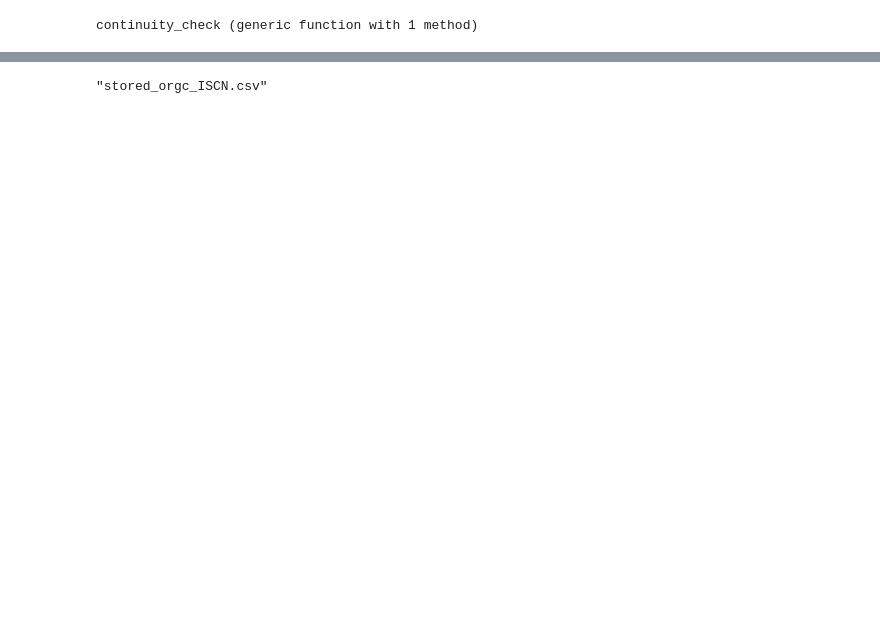
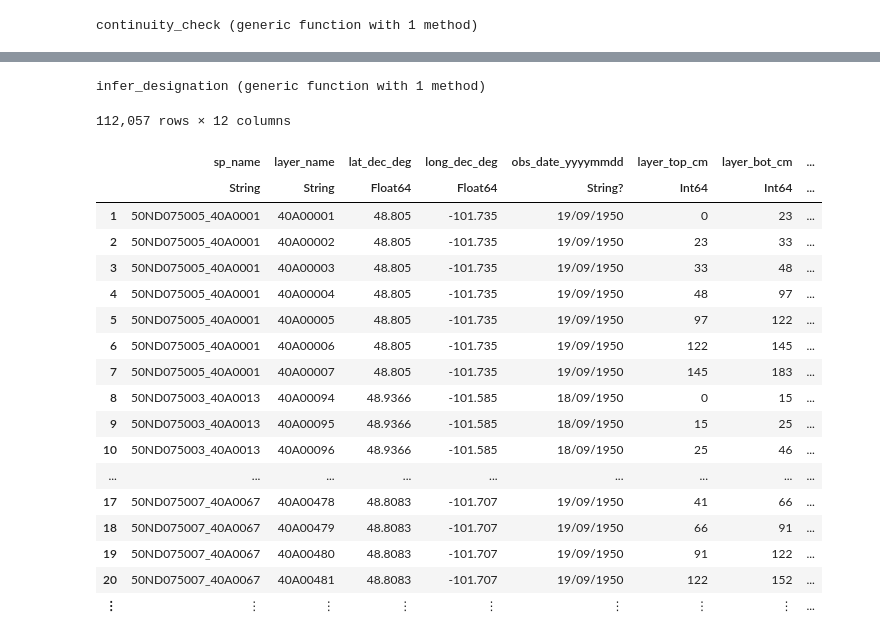
Before and after one commit to danvinci/soil_nb, a Jupyter notebook: orgc_storage_ISCN.ipynb, the cells around one changed output, grey strips where cells are left out. Saved outputs shown, nothing was run; the diff lists cells and outputs as text; code cells hidden in the pictures; blank space fills up the shorter version.

```diff
--- a/orgc_storage_ISCN.ipynb
+++ b/orgc_storage_ISCN.ipynb
@@ -468,4 +250,73 @@ df_final = innerjoin(df_join_A, df_depths, on = [:site_name,:profile_name])
-# %%
-CSV.write("stored_orgc_ISCN.csv", df_final)
-# %% [output]
-"stored_orgc_ISCN.csv"
+# %%
+function infer_designation(old_desig, blk)
+#takes layer and returns its inferred soil designation, either 'organic' or 'mineral'
+
+#old_desig = get(existing_desig)
+new_desig = "no_desig" #value to be eventually returned
+
+#blk = get(bulk_density) #already parsed to F64, no missing values assumed
+threshold = 0.5
+
+control_desig = ['O','o','H','h'] #possible chars in existing desig that indicate presence of organic material in the layer
+
+new_desig_organic = "organic"
+new_desig_mineral = "mineral"
+
+if old_desig == ""
+    #check on bulk density value to decide which designation applies
+    new_desig = (blk <= threshold) ? new_desig_organic : new_desig_mineral
+
+#designation not missing
+else
+    check_desig = [in(c,control_desig) for c in old_desig] #check if any char in the existing designation matches organic control
+    check_desig_BD = !isnothing(findfirst(check_desig)) & (blk <= threshold) #true if any char matches and BD < treshold
+
+    new_desig = check_desig_BD ? new_desig_organic : new_desig_mineral
+end
+
+
+return new_desig
+end
+# %% [output]
+infer_designation (generic function with 1 method)
+# %%
+#adding predicted BD values to each layer
+df_hz = innerjoin(df_ISCN_cont, df_BD_pred, on = [:sp_name, :layer_name])
+unique!(df_hz, [:sp_name, :layer_name])
+
+#work on layer designation
+df_hz.hzn = replace(df_hz.hzn, "?" => "")
+df_hz.hzn = replace(df_hz.hzn, missing => "")
+
+df_hz.hzn_desgn = replace(df_hz.hzn_desgn, "unknown" => "")
+df_hz.hzn_desgn = replace(df_hz.hzn_desgn, missing => "")
+
+#create new column with concatenated designations, but leave row empty if both are empty
+df_hz.hzn_merged = [!isempty(row.hzn * row.hzn_desgn) ? (row.hzn * "_" * row.hzn_desgn) : "" for row in eachrow(df_hz)]
+
+#infer layer designation and write to new col, using only bd_organic for threshold check
+df_hz.infer_DESIG = [infer_designation(r.hzn_merged,r.bd_organic) for r in eachrow(df_hz) ]
+
+#getting rid of old designation cols
+select!(df_hz, Not(:hzn))
+select!(df_hz, Not(:hzn_desgn))
+# %% [output]
+112,057 rows × 12 columns
+|  | sp_name | layer_name | lat_dec_deg | long_dec_deg | obs_date_yyyymmdd | layer_top_cm | layer_bot_cm | ... |
+|  | String | String | Float64 | Float64 | String? | Int64 | Int64 | ... |
+| 1 | 50ND075005_40A0001 | 40A00001 | 48.805 | -101.735 | 19/09/1950 | 0 | 23 | ... |
+| 2 | 50ND075005_40A0001 | 40A00002 | 48.805 | -101.735 | 19/09/1950 | 23 | 33 | ... |
+| 3 | 50ND075005_40A0001 | 40A00003 | 48.805 | -101.735 | 19/09/1950 | 33 | 48 | ... |
+| 4 | 50ND075005_40A0001 | 40A00004 | 48.805 | -101.735 | 19/09/1950 | 48 | 97 | ... |
+| 5 | 50ND075005_40A0001 | 40A00005 | 48.805 | -101.735 | 19/09/1950 | 97 | 122 | ... |
+| 6 | 50ND075005_40A0001 | 40A00006 | 48.805 | -101.735 | 19/09/1950 | 122 | 145 | ... |
+| 7 | 50ND075005_40A0001 | 40A00007 | 48.805 | -101.735 | 19/09/1950 | 145 | 183 | ... |
+| 8 | 50ND075003_40A0013 | 40A00094 | 48.9366 | -101.585 | 18/09/1950 | 0 | 15 | ... |
+| 9 | 50ND075003_40A0013 | 40A00095 | 48.9366 | -101.585 | 18/09/1950 | 15 | 25 | ... |
+| 10 | 50ND075003_40A0013 | 40A00096 | 48.9366 | -101.585 | 18/09/1950 | 25 | 46 | ... |
+| ... | ... | ... | ... | ... | ... | ... | ... | ... |
+| 17 | 50ND075007_40A0067 | 40A00478 | 48.8083 | -101.707 | 19/09/1950 | 41 | 66 | ... |
+| 18 | 50ND075007_40A0067 | 40A00479 | 48.8083 | -101.707 | 19/09/1950 | 66 | 91 | ... |
+| 19 | 50ND075007_40A0067 | 40A00480 | 48.8083 | -101.707 | 19/09/1950 | 91 | 122 | ... |
+| 20 | 50ND075007_40A0067 | 40A00481 | 48.8083 | -101.707 | 19/09/1950 | 122 | 152 | ... |
+| ⋮ | ⋮ | ⋮ | ⋮ | ⋮ | ⋮ | ⋮ | ⋮ | ... |
```
Also changed, not shown: parts of 46 cells of this notebook.
